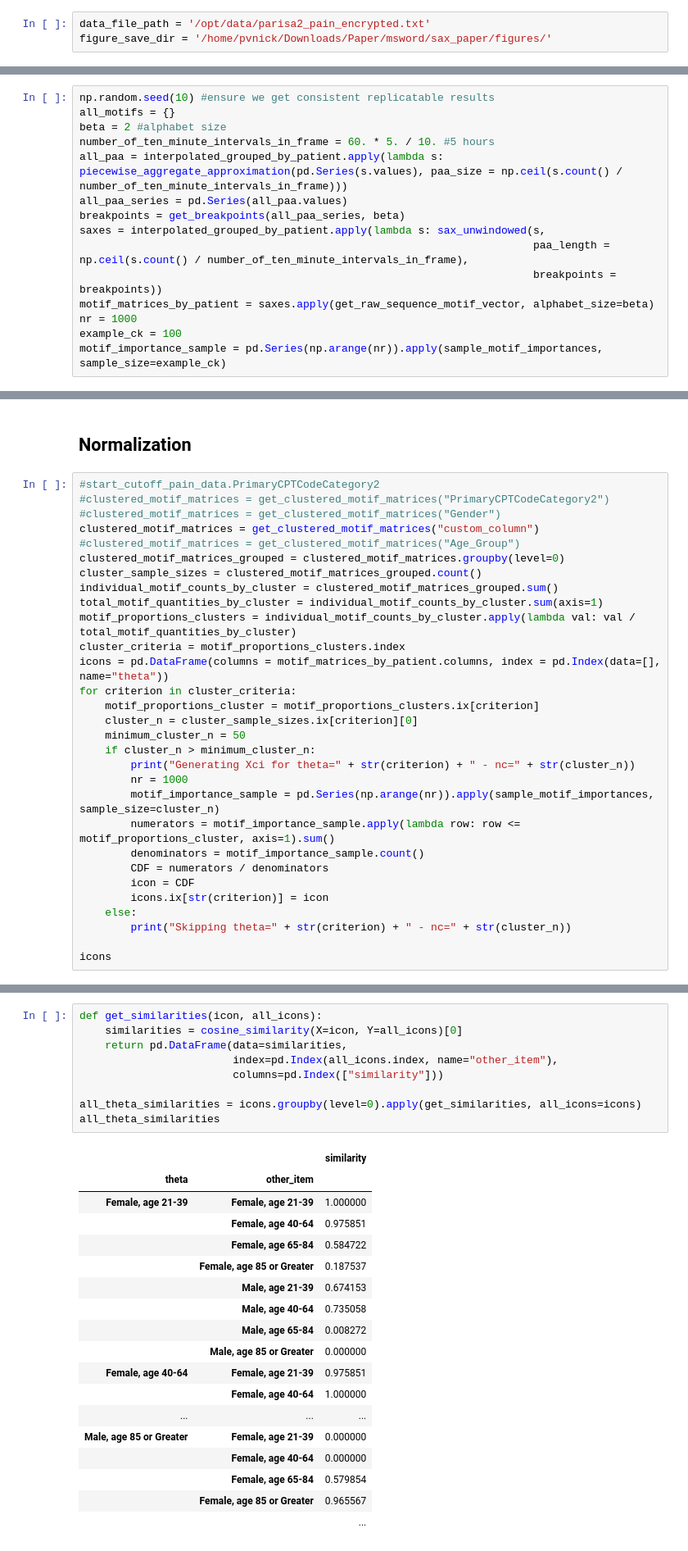
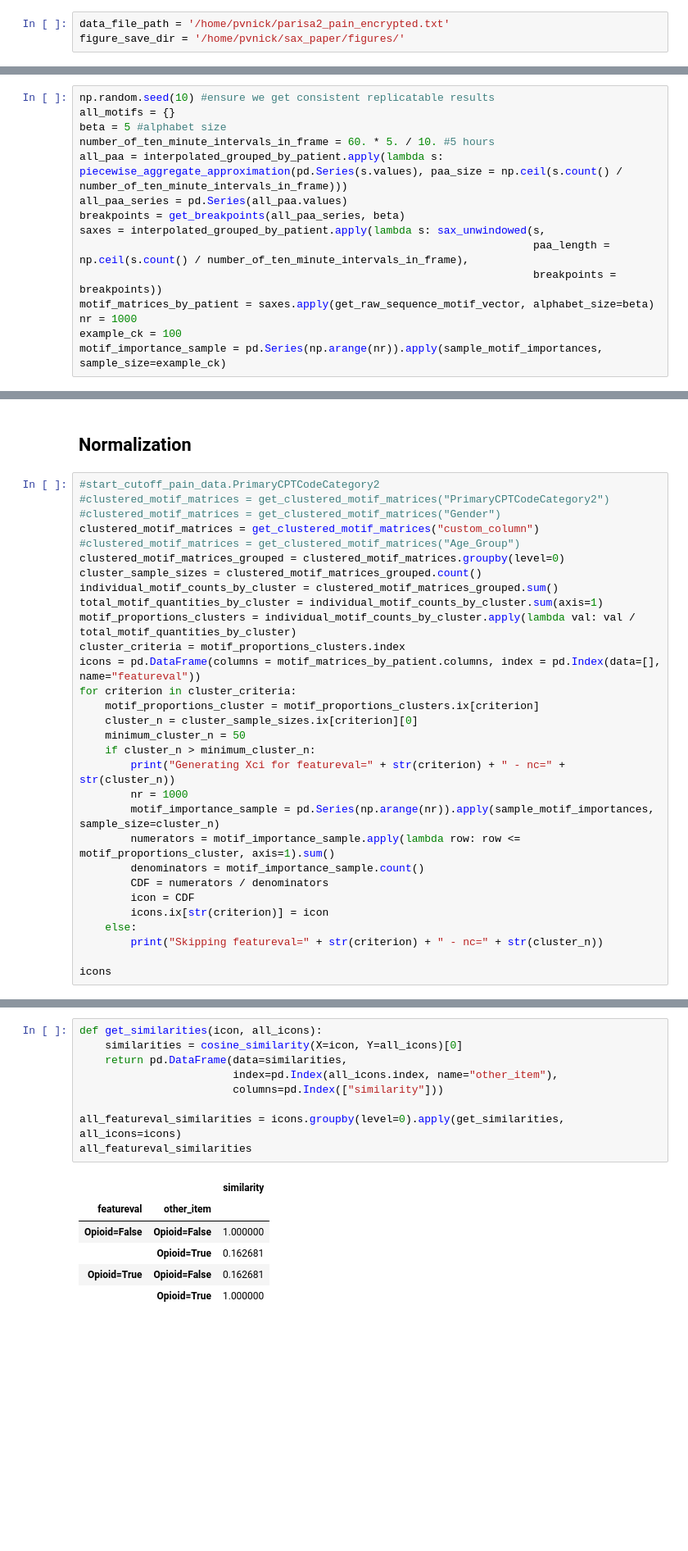
Before and after one commit to pvnick/tempos, a Jupyter notebook: manuscript_code.ipynb, the cells around one changed output, grey strips where cells are left out. Shown at 82% size. Saved outputs shown, nothing was run; the diff lists cells and outputs as text; blank space fills up the shorter version.

```diff
--- a/manuscript_code.ipynb
+++ b/manuscript_code.ipynb
@@ -1,8 +1,8 @@
 # %% [markdown]
 ## Settings (adjust these)
 # %%
-data_file_path = '/opt/data/parisa2_pain_encrypted.txt'
-figure_save_dir = '/home/pvnick/Downloads/Paper/msword/sax_paper/figures/'
+data_file_path = '/home/pvnick/parisa2_pain_encrypted.txt'
+figure_save_dir = '/home/pvnick/sax_paper/figures/'
 # %% [markdown]
 ## Headers
 # %%
@@ -656,7 +620,7 @@ def sax_unwindowed(time_series, paa_length, breakpoints):
 # %%
 np.random.seed(10) #ensure we get consistent replicatable results
 all_motifs = {}
-beta = 2 #alphabet size
+beta = 5 #alphabet size
 number_of_ten_minute_intervals_in_frame = 60. * 5. / 10. #5 hours
 all_paa = interpolated_grouped_by_patient.apply(lambda s: piecewise_aggregate_approximation(pd.Series(s.values), paa_size = np.ceil(s.count() / number_of_ten_minute_intervals_in_frame)))
 all_paa_series = pd.Series(all_paa.values)
@@ -979,13 +943,13 @@ individual_motif_counts_by_cluster = clustered_motif_matrices_grouped.sum()
 total_motif_quantities_by_cluster = individual_motif_counts_by_cluster.sum(axis=1)
 motif_proportions_clusters = individual_motif_counts_by_cluster.apply(lambda val: val / total_motif_quantities_by_cluster)
 cluster_criteria = motif_proportions_clusters.index
-icons = pd.DataFrame(columns = motif_matrices_by_patient.columns, index = pd.Index(data=[], name="theta"))
+icons = pd.DataFrame(columns = motif_matrices_by_patient.columns, index = pd.Index(data=[], name="featureval"))
 for criterion in cluster_criteria:
     motif_proportions_cluster = motif_proportions_clusters.ix[criterion]
     cluster_n = cluster_sample_sizes.ix[criterion][0]
     minimum_cluster_n = 50
     if cluster_n > minimum_cluster_n:
-        print("Generating Xci for theta=" + str(criterion) + " - nc=" + str(cluster_n))
+        print("Generating Xci for featureval=" + str(criterion) + " - nc=" + str(cluster_n))
         nr = 1000
         motif_importance_sample = pd.Series(np.arange(nr)).apply(sample_motif_importances, sample_size=cluster_n)
         numerators = motif_importance_sample.apply(lambda row: row <= motif_proportions_cluster, axis=1).sum()
@@ -994,7 +958,7 @@ for criterion in cluster_criteria:
         icon = CDF
         icons.ix[str(criterion)] = icon
     else:
-        print("Skipping theta=" + str(criterion) + " - nc=" + str(cluster_n))
+        print("Skipping featureval=" + str(criterion) + " - nc=" + str(cluster_n))
 
 icons
 # %% [output]
@@ -1020,28 +972,16 @@ Generating Xci for theta=Male, age 85 or Greater - nc=55
 # %%
 def get_similarities(icon, all_icons):
     similarities = cosine_similarity(X=icon, Y=all_icons)[0]
     return pd.DataFrame(data=similarities,
                         index=pd.Index(all_icons.index, name="other_item"),
                         columns=pd.Index(["similarity"]))
 
-all_theta_similarities = icons.groupby(level=0).apply(get_similarities, all_icons=icons)
-all_theta_similarities
+all_featureval_similarities = icons.groupby(level=0).apply(get_similarities, all_icons=icons)
+all_featureval_similarities
 # %% [output]
 |  |  | similarity |
-| theta | other_item |  |
-| Female, age 21-39 | Female, age 21-39 | 1.000000 |
-|  | Female, age 40-64 | 0.975851 |
-|  | Female, age 65-84 | 0.584722 |
-|  | Female, age 85 or Greater | 0.187537 |
-|  | Male, age 21-39 | 0.674153 |
-|  | Male, age 40-64 | 0.735058 |
-|  | Male, age 65-84 | 0.008272 |
-|  | Male, age 85 or Greater | 0.000000 |
-| Female, age 40-64 | Female, age 21-39 | 0.975851 |
-|  | Female, age 40-64 | 1.000000 |
-| ... | ... | ... |
-| Male, age 85 or Greater | Female, age 21-39 | 0.000000 |
-|  | Female, age 40-64 | 0.000000 |
-|  | Female, age 65-84 | 0.579854 |
-|  | Female, age 85 or Greater | 0.965567 |
-|  |  | ... |
+| featureval | other_item |  |
+| Opioid=False | Opioid=False | 1.000000 |
+|  | Opioid=True | 0.162681 |
+| Opioid=True | Opioid=False | 0.162681 |
+|  | Opioid=True | 1.000000 |
```
Also changed, not shown: parts of 21 cells of this notebook, 2 other files.
